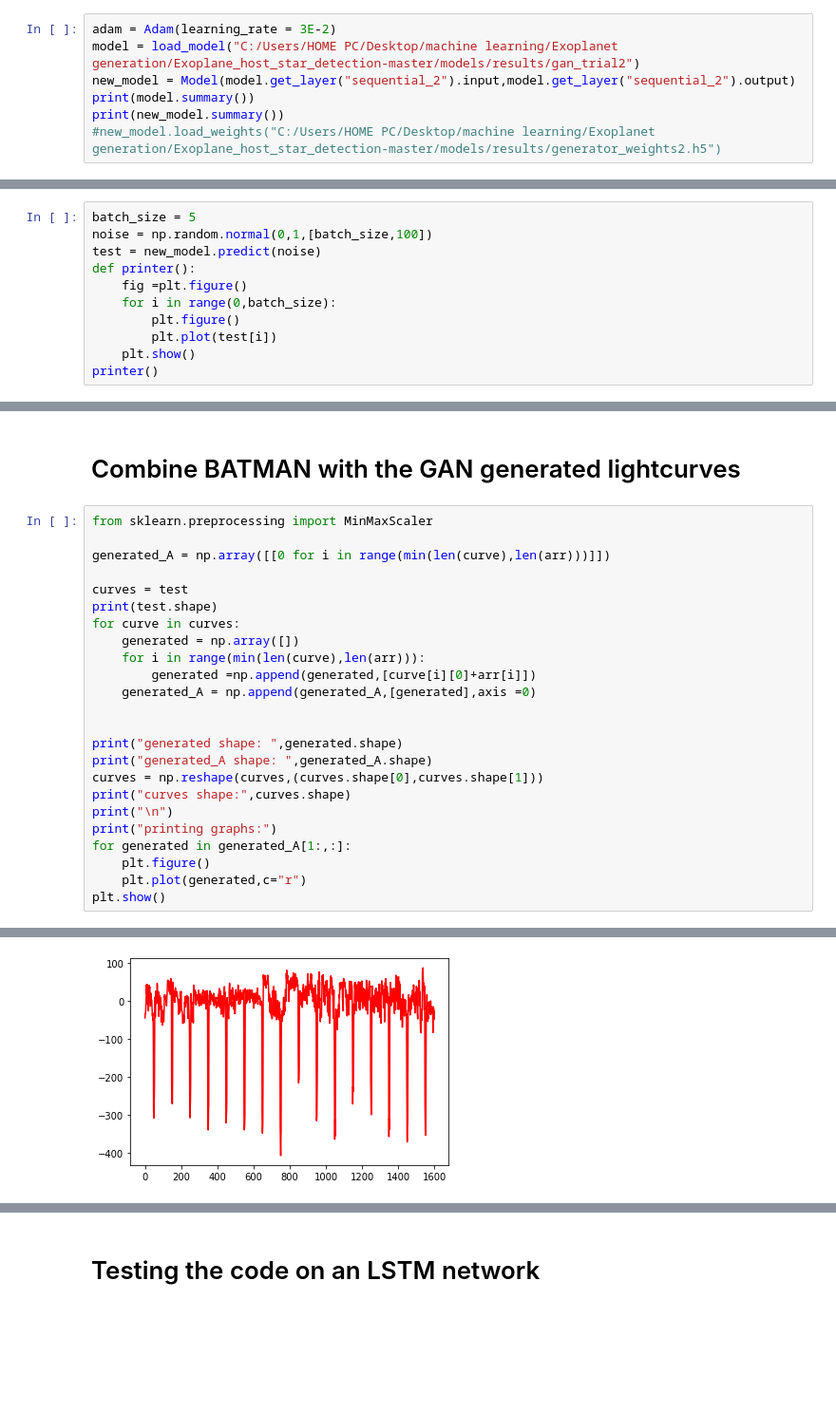
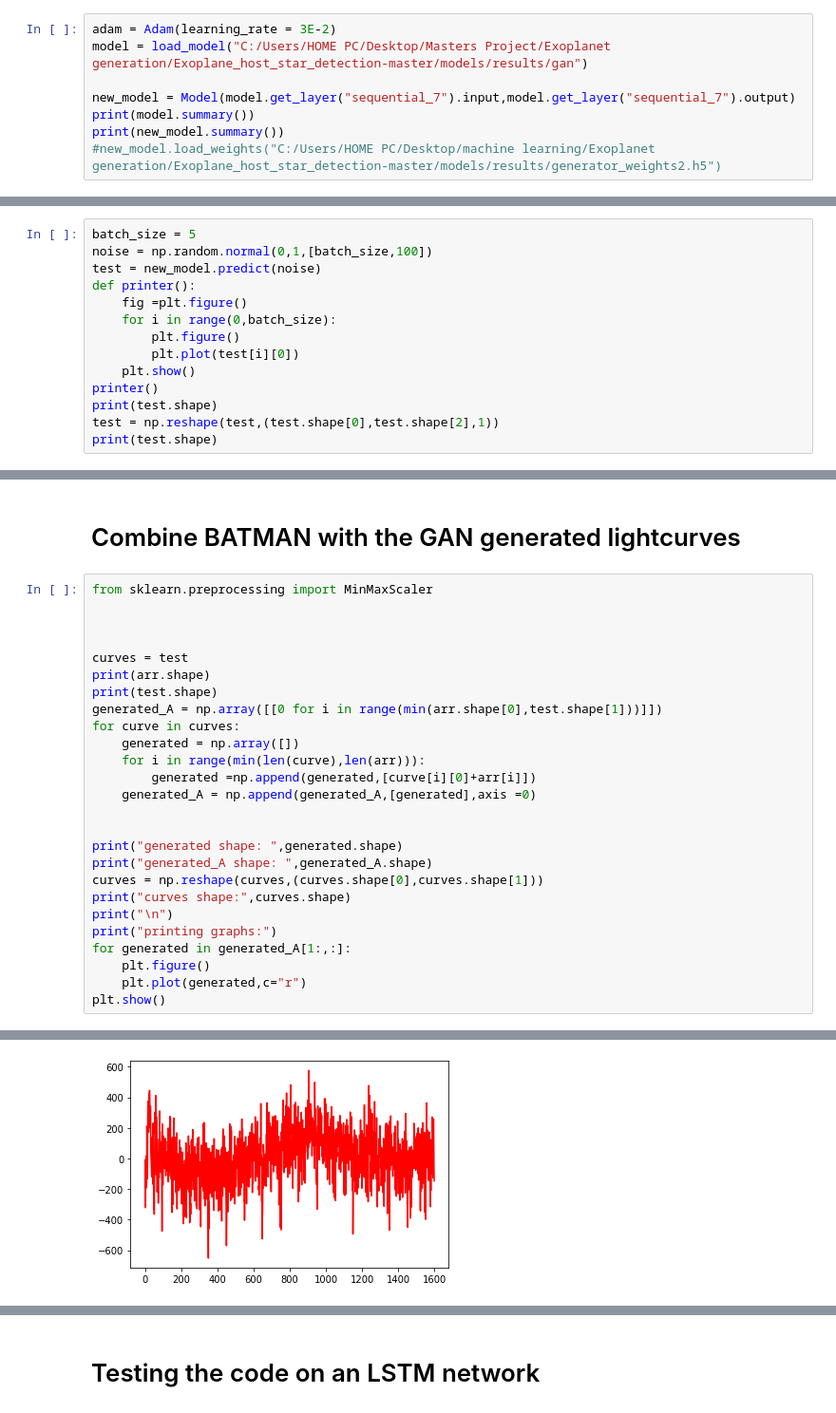
Before and after one commit to peterfazekas1999/LSTM-GAN-Prototype, a Jupyter notebook: BATMAN-GAN.ipynb, the cells around one changed output, grey strips where cells are left out. Shown: that part at 95% size. Drawn from its saved outputs; the diff is of its cells as text; blank space fills up the shorter version.

```diff
--- a/BATMAN-GAN.ipynb
+++ b/BATMAN-GAN.ipynb
@@ -16,8 +16,9 @@ import matplotlib.pyplot as plt
 # Loading the Generative model from the GAN and printing the model Summary
 # %%
 adam = Adam(learning_rate = 3E-2)
-model = load_model("C:/Users/HOME PC/Desktop/machine learning/Exoplanet generation/Exoplane_host_star_detection-master/models/results/gan_trial2")
-new_model = Model(model.get_layer("sequential_2").input,model.get_layer("sequential_2").output)
+model = load_model("C:/Users/HOME PC/Desktop/Masters Project/Exoplanet generation/Exoplane_host_star_detection-master/models/results/gan")
+
+new_model = Model(model.get_layer("sequential_7").input,model.get_layer("sequential_7").output)
 print(model.summary())
 print(new_model.summary())
 #new_model.load_weights("C:/Users/HOME PC/Desktop/machine learning/Exoplanet generation/Exoplane_host_star_detection-master/models/results/generator_weights2.h5")
@@ -49,7 +50,10 @@ def printer():
     fig =plt.figure()
     for i in range(0,batch_size):
         plt.figure()
-        plt.plot(test[i])
+        plt.plot(test[i][0])
     plt.show()
 printer()
+print(test.shape)
+test = np.reshape(test,(test.shape[0],test.shape[2],1))
+print(test.shape)
 # %% [output]
@@ -145,10 +159,12 @@ print(arr.shape)
 # %%
 from sklearn.preprocessing import MinMaxScaler
 
-generated_A = np.array([[0 for i in range(min(len(curve),len(arr)))]])
+
 
 curves = test
+print(arr.shape)
 print(test.shape)
+generated_A = np.array([[0 for i in range(min(arr.shape[0],test.shape[1]))]])
 for curve in curves:
     generated = np.array([])
     for i in range(min(len(curve),len(arr))):
@@ -178 +195 @@ printing graphs:
-[figure, old version]
+[figure, new version]
```
Also changed, not shown: parts of 9 cells of this notebook, 1 other file.
